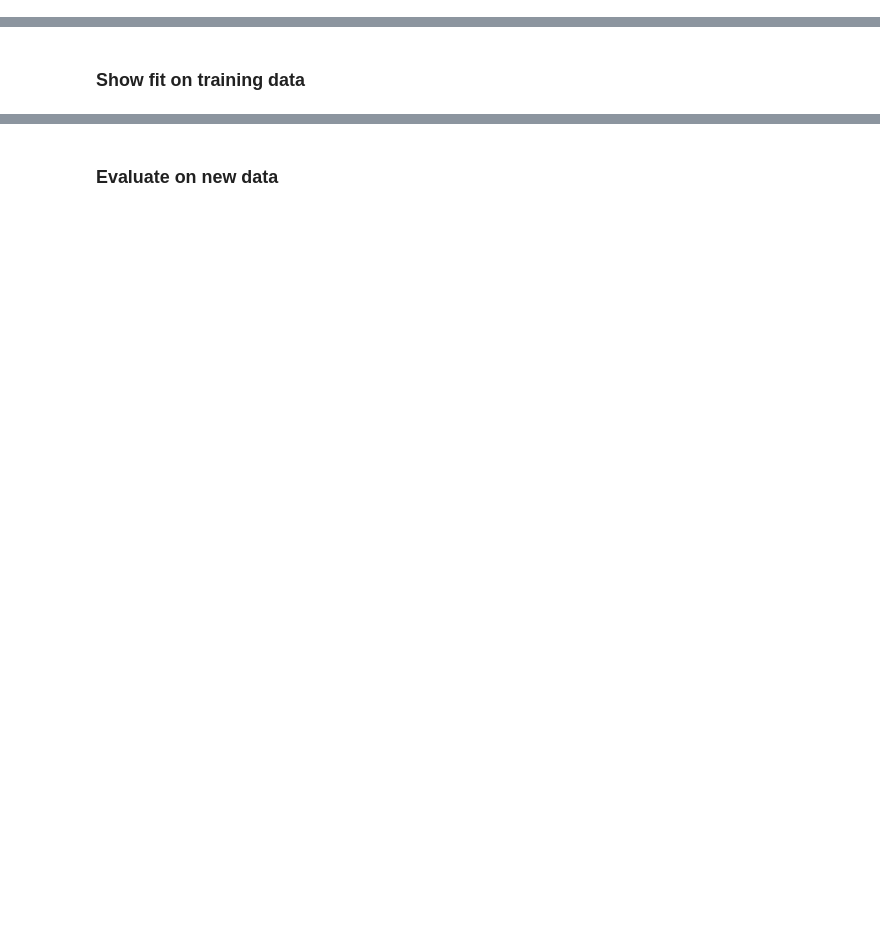
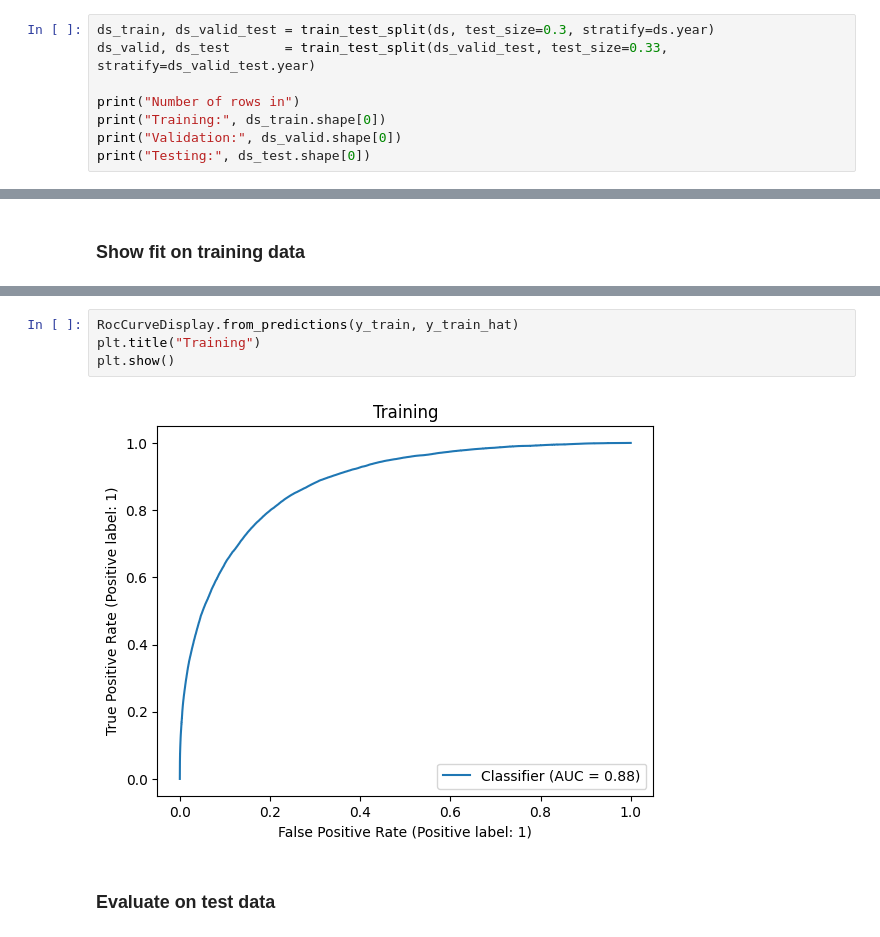
Before and after one commit to s-kganz/ForestLST, a Jupyter notebook: notebooks/build_preisler_nn.ipynb, the cells around one changed output, grey strips where cells are left out. Saved outputs shown, nothing was run; the diff lists cells and outputs as text; blank space fills up the shorter version.

```diff
--- a/notebooks/build_preisler_nn.ipynb
+++ b/notebooks/build_preisler_nn.ipynb
@@ -134,0 +92,8 @@ feature
+# %%
+ds_train, ds_valid_test = train_test_split(ds, test_size=0.3, stratify=ds.year)
+ds_valid, ds_test       = train_test_split(ds_valid_test, test_size=0.33, stratify=ds_valid_test.year)
+
+print("Number of rows in")
+print("Training:", ds_train.shape[0])
+print("Validation:", ds_valid.shape[0])
+print("Testing:", ds_test.shape[0])
@@ -282,2 +284,8 @@ plt.show()
+# %%
+RocCurveDisplay.from_predictions(y_train, y_train_hat)
+plt.title("Training")
+plt.show()
+# %% [output]
+[figure, added]
 # %% [markdown]
-### Evaluate on new data
+### Evaluate on test data
```
Also changed, not shown: parts of 40 cells of this notebook, 1 other file.
